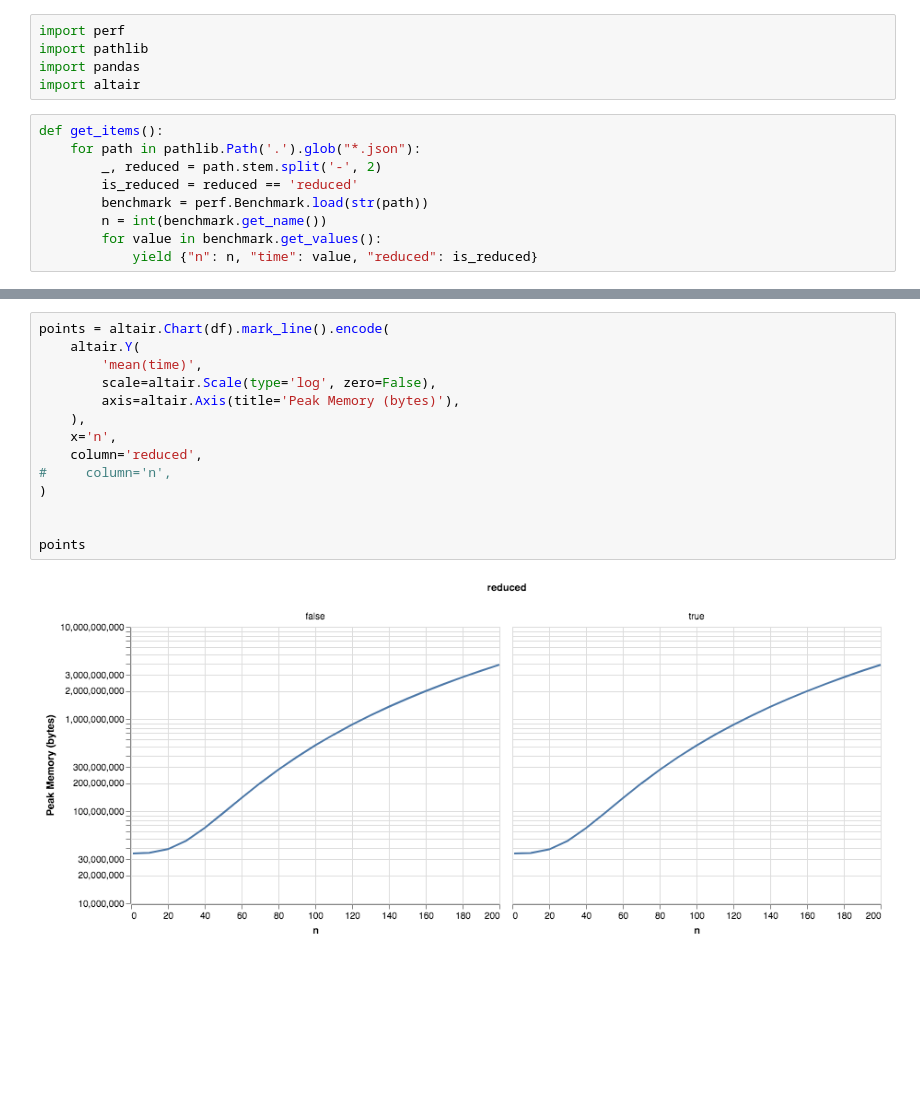
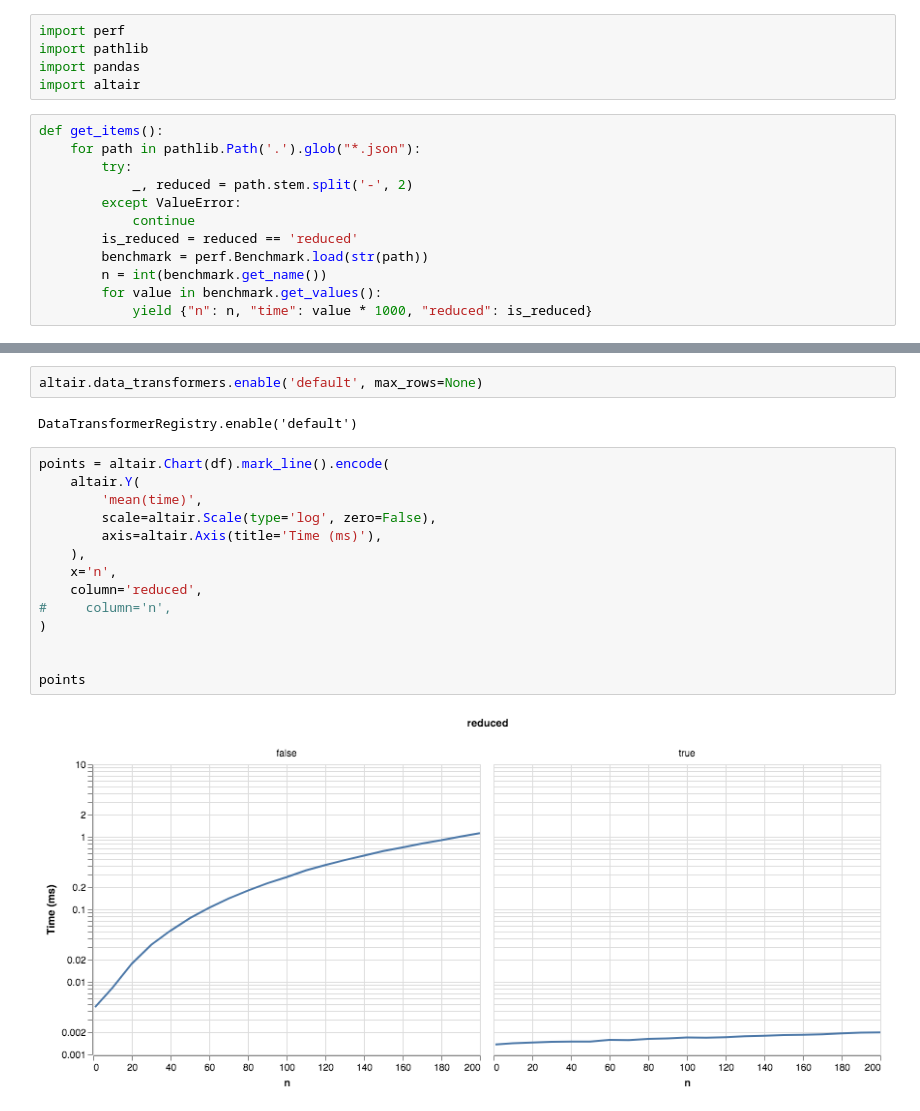
Before and after one commit to Quansight-Labs/uarray-docs, a Jupyter notebook: benchmarks/Make Graph.ipynb, the cells around one changed output, grey strips where cells are left out. Drawn from its saved outputs; the diff is of its cells as text; blank space fills up the shorter version.

Commit message:
Add new graphs

```diff
--- a/benchmarks/Make Graph.ipynb
+++ b/benchmarks/Make Graph.ipynb
@@ -6,12 +6,15 @@ import altair
 # %%
 def get_items():
     for path in pathlib.Path('.').glob("*.json"):
-        _, reduced = path.stem.split('-', 2)
+        try:
+            _, reduced = path.stem.split('-', 2)
+        except ValueError:
+            continue
         is_reduced = reduced == 'reduced'
         benchmark = perf.Benchmark.load(str(path))
         n = int(benchmark.get_name())
         for value in benchmark.get_values():
-            yield {"n": n, "time": value, "reduced": is_reduced}
+            yield {"n": n, "time": value * 1000, "reduced": is_reduced}
 # %%
 df = pandas.DataFrame(get_items())
 df.info()
@@ -34,19 +37,23 @@ memory usage: 28.0 KB
+# %%
+altair.data_transformers.enable('default', max_rows=None)
+# %% [output]
+DataTransformerRegistry.enable('default')
 # %%
 points = altair.Chart(df).mark_line().encode(
     altair.Y(
         'mean(time)',
         scale=altair.Scale(type='log', zero=False),
-        axis=altair.Axis(title='Peak Memory (bytes)'),
+        axis=altair.Axis(title='Time (ms)'),
     ),
     x='n',
     column='reduced',
 #     column='n',
 )
 
 
 points
 # %% [output]
-[figure, old version]
+[figure, new version]
 # %%
 points = altair.Chart(df).mark_tick().encode(
     altair.Y(
```
Also changed, not shown: parts of 7 cells of this notebook, 4 other files.
